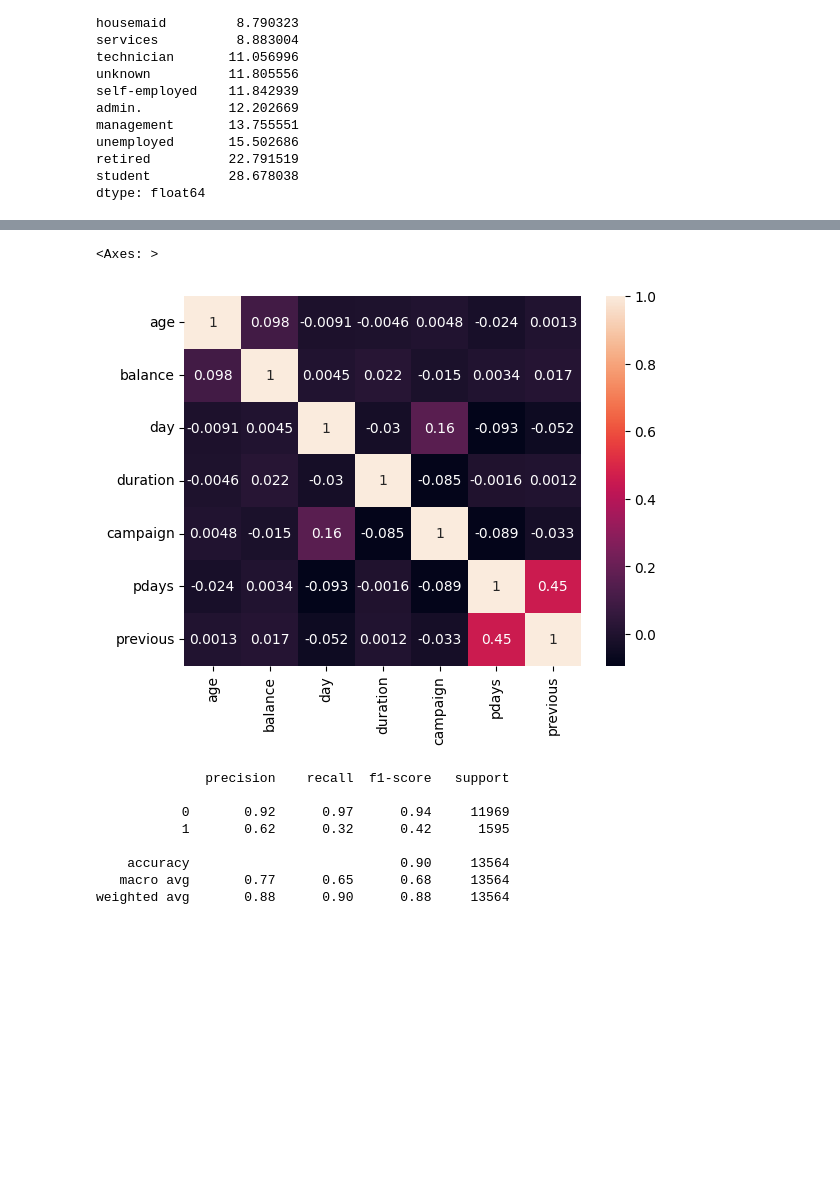
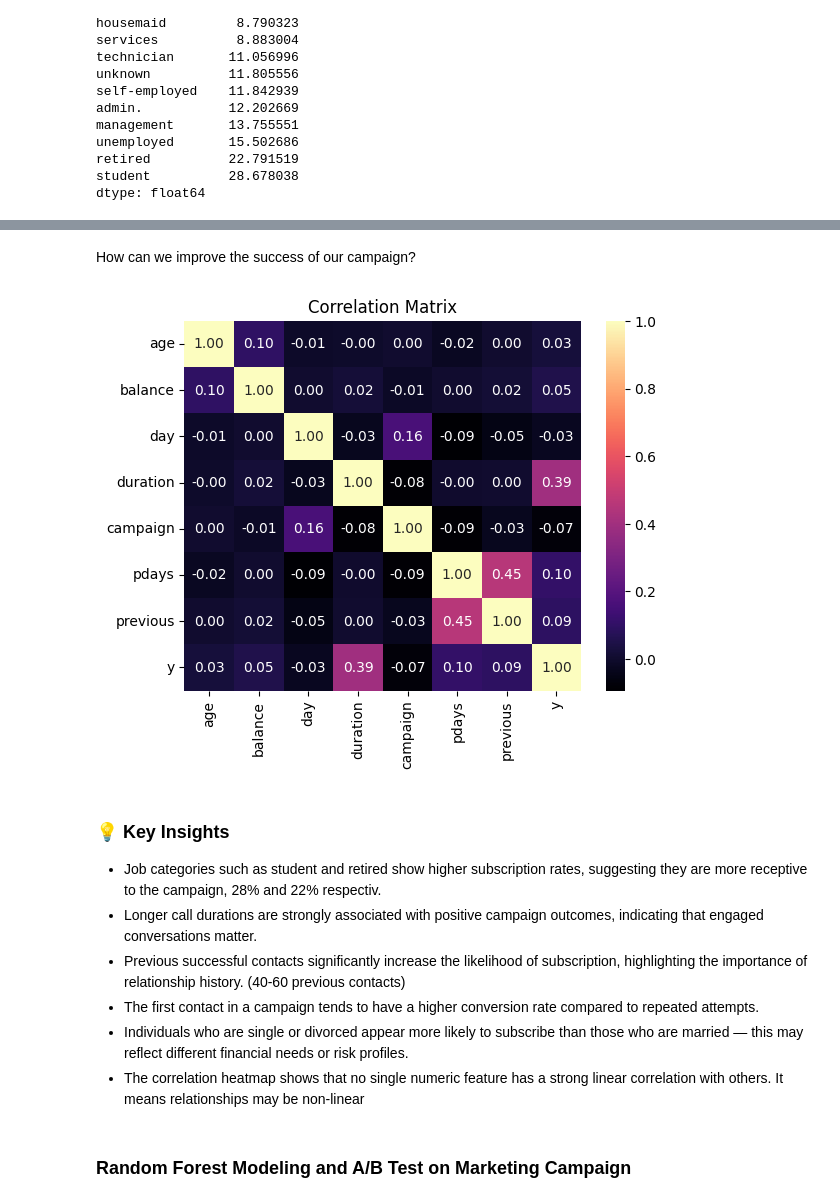
Before and after one commit to amcucunuba/amcucunubar.github.io, a Jupyter notebook: projects/marketing-analysis/marketing_analysis.ipynb, the cells around one changed output, grey strips where cells are left out. Saved outputs shown, nothing was run; the diff lists cells and outputs as text; code cells hidden in the pictures; blank space fills up the shorter version.

```diff
--- a/projects/marketing-analysis/marketing_analysis.ipynb
+++ b/projects/marketing-analysis/marketing_analysis.ipynb
@@ -210,0 +201,17 @@ dtype: float64
+# %%
+df['previous_bins'] = pd.cut(df['previous'], bins=[0, 1, 2, 5, 10, 20, 40, 60, 80], right=False)
+
+prev_success = df[df['y'] == 'yes'].groupby('previous_bins').size()
+
+total = df.groupby('previous_bins').size()
+yes = df[df['y'] == 'yes'].groupby('previous_bins').size()
+
+rate = (yes / total).fillna(0)
+
+rate.plot(kind='bar', color='lightgreen')
+plt.title("Subscription Rate by Previous Contact (Binned)")
+plt.ylabel("Subscription Rate")
+plt.xlabel("Previous Contact Bins")
+plt.xticks(rotation=45)
+plt.tight_layout()
+plt.show();
@@ -226,31 +247,24 @@ sns.histplot(data=df, x="age", hue="y", kde=True)
+# %% [markdown]
+How can we improve the success of our campaign?
 # %%
-df_numeric = df.select_dtypes(include='number')
-sns.heatmap(df_numeric.corr(), annot=True)
+# Correlation Heatmap
+df_encoded = df.copy()
+df_encoded["y"] = df_encoded["y"].map({"yes": 1, "no": 0})
+corr = df_encoded.select_dtypes(include='number').corr()
+
+sns.heatmap(corr, annot=True, cmap="magma", fmt=".2f")
+plt.title("Correlation Matrix")
+plt.show()
 # %% [output]
-<Axes: >
-[figure, old version]
+[figure, new version]
-# %%
-from sklearn.tree import DecisionTreeClassifier
-from sklearn.model_selection import train_test_split
-from sklearn.metrics import classification_report
-
-X = df.drop("y", axis=1)
-y = df["y"].map({"yes": 1, "no": 0})
-
-# Encode categorical columns before this step
-X_encoded = pd.get_dummies(X)
-
-X_train, X_test, y_train, y_test = train_test_split(X_encoded, y, test_size=0.3, random_state=0)
-
-model = DecisionTreeClassifier(max_depth=4)
-model.fit(X_train, y_train)
-print(classification_report(y_test, model.predict(X_test)))
-# %% [output]
-              precision    recall  f1-score   support
-
-           0       0.92      0.97      0.94     11969
-           1       0.62      0.32      0.42      1595
-
-    accuracy                           0.90     13564
-   macro avg       0.77      0.65      0.68     13564
-weighted avg       0.88      0.90      0.88     13564
+# %% [markdown]
+### 💡 Key Insights
+
+- Job categories such as student and retired show higher subscription rates, suggesting they are more receptive to the campaign, 28% and 22% respectiv.
+- Longer call durations are strongly associated with positive campaign outcomes, indicating that engaged conversations matter.
+- Previous successful contacts significantly increase the likelihood of subscription, highlighting the importance of relationship history. (40-60 previous contacts)
+- The first contact in a campaign tends to have a higher conversion rate compared to repeated attempts.
+- Individuals who are single or divorced appear more likely to subscribe than those who are married — this may reflect different financial needs or risk profiles.
+- The correlation heatmap shows that no single numeric feature has a strong linear correlation with others. It means relationships may be non-linear
+# %% [markdown]
+### Random Forest Modeling and A/B Test on Marketing Campaign
```
Also changed, not shown: parts of 48 cells of this notebook, 7 other files.
